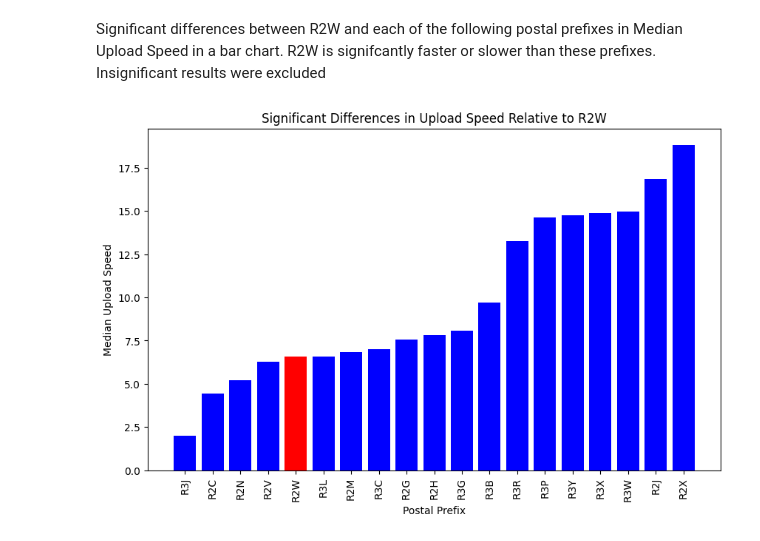
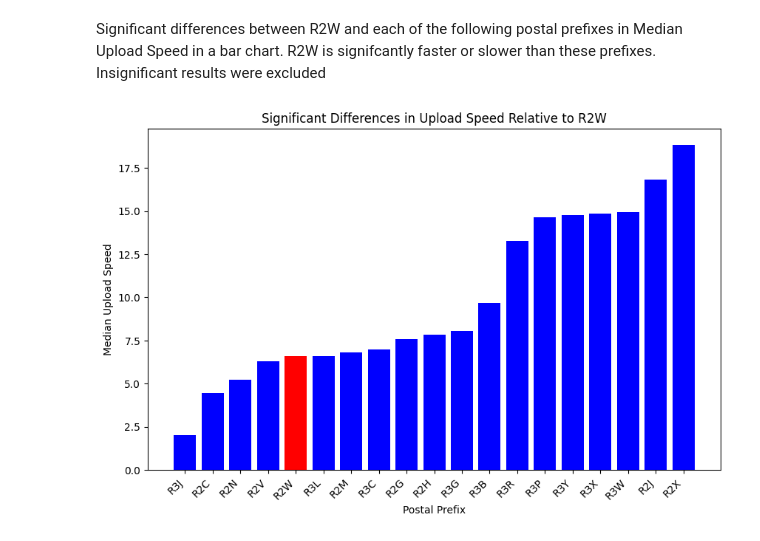
Before and after one commit to InternetSocietyManitobaChapter/JupyterNotebook_NorthEndConnect, a Jupyter notebook: NEC_June_14_2023_data.ipynb, the cells around one changed output. Cells and saved outputs as stored; diff of their text form; code cells hidden in the pictures.

```diff
--- a/NEC_June_14_2023_data.ipynb
+++ b/NEC_June_14_2023_data.ipynb
@@ -1559,27 +1559,27 @@ Significant differences between R2W and each of the following postal prefixes in
 # %%
 import matplotlib.pyplot as plt
 
 # Select the desired postal prefixes for the bar chart
 selected_prefixes = ['R2W', 'R2V', 'R2N', 'R3J', 'R2C', 'R3L', 'R2M', 'R3W', 'R2G', 'R3R', 'R2H', 'R3B', 'R3C', 'R3P', 'R3Y', 'R3G', 'R2J', 'R2X', 'R3X']
 
 # Filter the DataFrame for the selected postal prefixes
 df_selected = df[df['POSTAL PREFIX'].isin(selected_prefixes)]
 
 # Sort the DataFrame by median upload speed in ascending order
 df_selected_sorted = df_selected.sort_values('MEDIAN UPLOAD')
 
 # Set the colors for the bars
 colors = ['red' if prefix == 'R2W' else 'blue' for prefix in df_selected_sorted['POSTAL PREFIX']]
 
 # Create the bar chart
 plt.figure(figsize=(10, 6))
 plt.bar(df_selected_sorted['POSTAL PREFIX'], df_selected_sorted['MEDIAN UPLOAD'], color=colors)
 plt.xlabel('Postal Prefix')
 plt.ylabel('Median Upload Speed')
 plt.title('Significant Differences in Upload Speed Relative to R2W')
-plt.xticks(rotation=90)
+plt.xticks(rotation=45, ha='right')
 
 # Show the plot
 plt.show()
 # %% [output]
-[figure, old version]
+[figure, new version]
```
